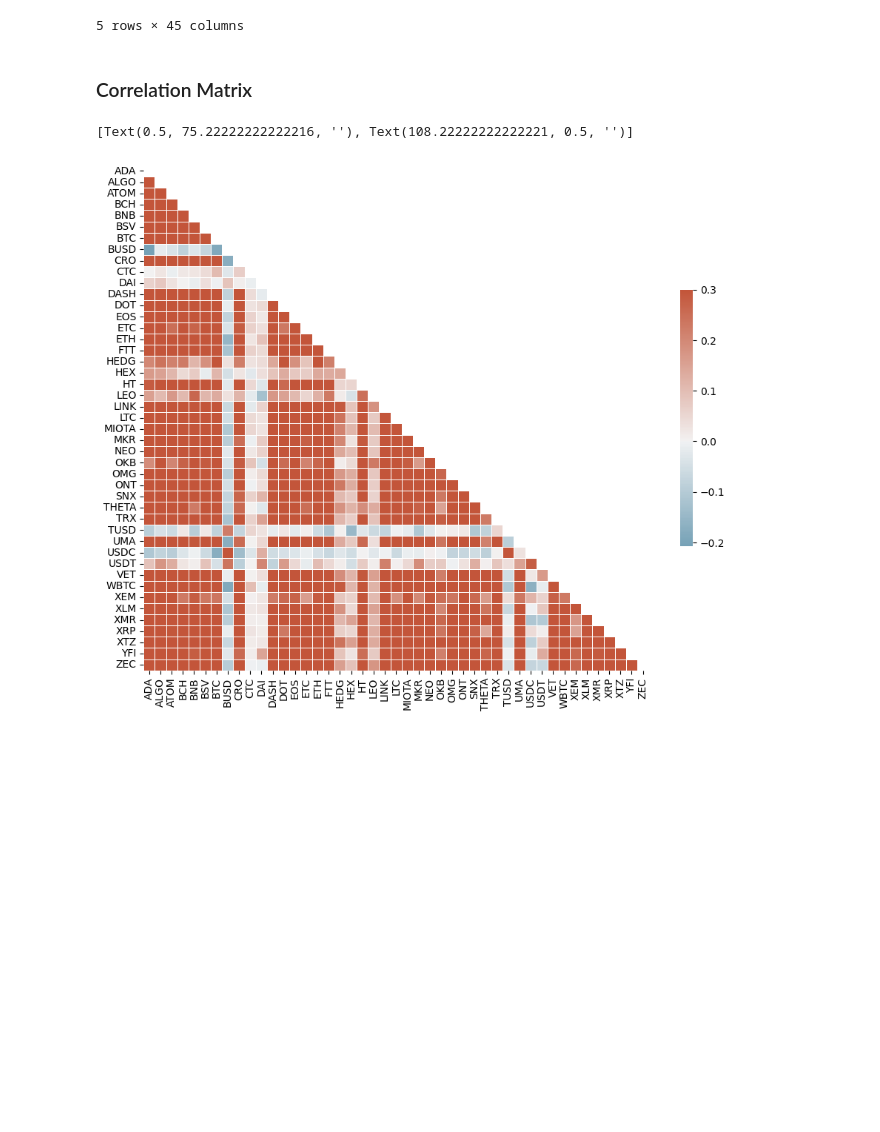
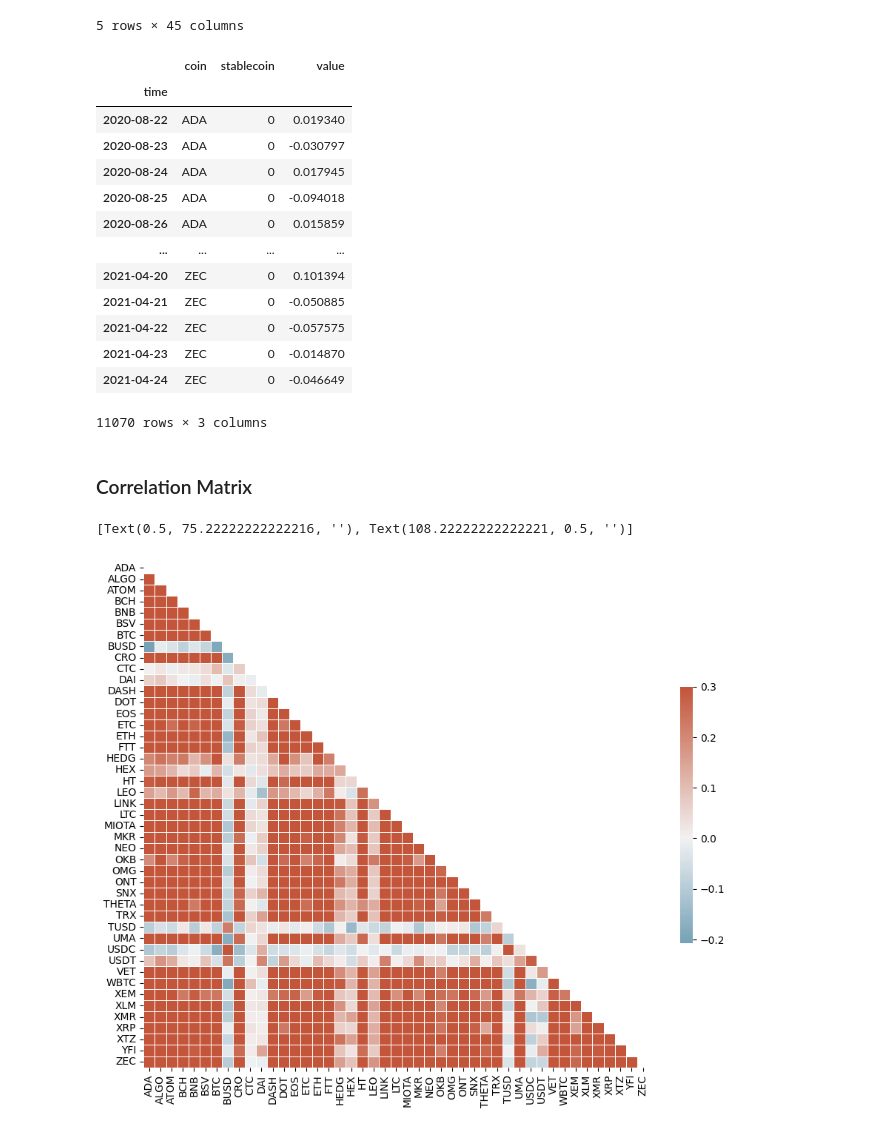
Before and after one commit to FedeScenna/Crypto_NetworkAnalysis, a Jupyter notebook: 04_NetworkAnalysis.ipynb, the cells around one changed output. Saved outputs shown, nothing was run; the diff lists cells and outputs as text; code cells hidden in the pictures; blank space fills up the shorter version.

```diff
--- a/04_NetworkAnalysis.ipynb
+++ b/04_NetworkAnalysis.ipynb
@@ -157,6 +157,23 @@ df_return_wide.head()
 # %%
 df["stablecoin"] = [1 if c in stablecoins else 0 for c in df["coin"]]
 df_long = pd.melt(df, id_vars=["coin","time", "stablecoin"], value_vars=["high","low","open","volumefrom","volumeto","close","daily_return_pct","intraday_return","daily_log_return"], ignore_index=False).set_index("time")
+# %%
+df_long[df_long["variable"]=="daily_log_return"].drop("variable", axis = 1).reset_index().to_csv("st_return_data.csv", index = False)
+# %% [output]
+|  | coin | stablecoin | value |
+| time |  |  |  |
+| 2020-08-22 | ADA | 0 | 0.019340 |
+| 2020-08-23 | ADA | 0 | -0.030797 |
+| 2020-08-24 | ADA | 0 | 0.017945 |
+| 2020-08-25 | ADA | 0 | -0.094018 |
+| 2020-08-26 | ADA | 0 | 0.015859 |
+| ... | ... | ... | ... |
+| 2021-04-20 | ZEC | 0 | 0.101394 |
+| 2021-04-21 | ZEC | 0 | -0.050885 |
+| 2021-04-22 | ZEC | 0 | -0.057575 |
+| 2021-04-23 | ZEC | 0 | -0.014870 |
+| 2021-04-24 | ZEC | 0 | -0.046649 |
+11070 rows × 3 columns
 # %%
 # Cumulative log returns
 fig = px.line(df_long[(df_long.variable == "daily_log_return") &
```
Also changed, not shown: parts of 2 cells of this notebook, 6 other files.
